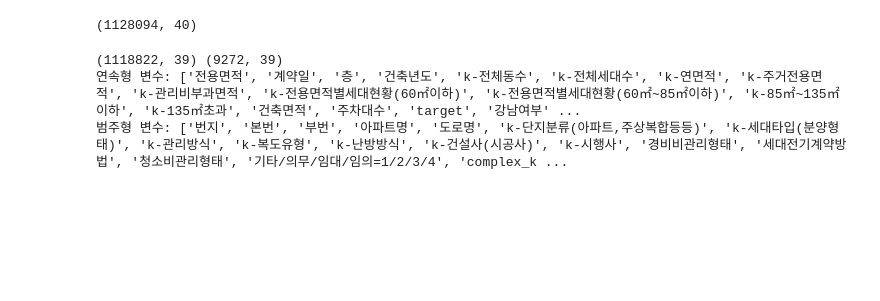
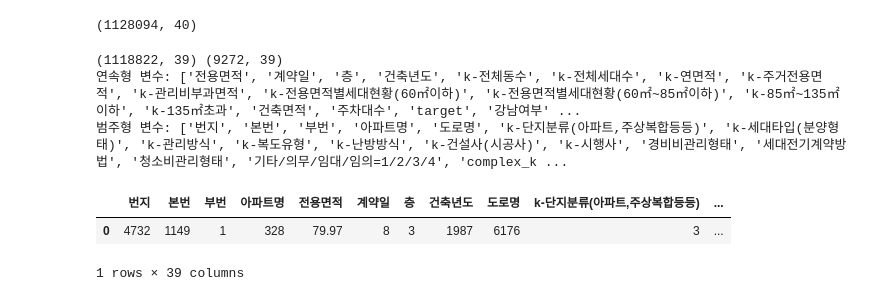
Before and after one commit to AIBootcamp16/upstage-ml-regression-ml_2, a Jupyter notebook: members/soeun/notebooks/extratrees.ipynb, the cells around one changed output. Drawn from its saved outputs; the diff is of its cells as text; code cells hidden in the pictures; blank space fills up the shorter version.

```diff
--- a/members/soeun/notebooks/lightgbm.ipynb
+++ b/members/soeun/notebooks/extratrees.ipynb
@@ -452,3 +306,9 @@ for col in tqdm( categorical_columns_v2 ):
 (1118822, 39) (9272, 39)
 연속형 변수: ['전용면적', '계약일', '층', '건축년도', 'k-전체동수', 'k-전체세대수', 'k-연면적', 'k-주거전용면적', 'k-관리비부과면적', 'k-전용면적별세대현황(60㎡이하)', 'k-전용면적별세대현황(60㎡~85㎡이하)', 'k-85㎡~135㎡이하', 'k-135㎡초과', '건축면적', '주차대수', 'target', '강남여부' ...
 범주형 변수: ['번지', '본번', '부번', '아파트명', '도로명', 'k-단지분류(아파트,주상복합등등)', 'k-세대타입(분양형태)', 'k-관리방식', 'k-복도유형', 'k-난방방식', 'k-건설사(시공사)', 'k-시행사', '경비비관리형태', '세대전기계약방법', '청소비관리형태', '기타/의무/임대/임의=1/2/3/4', 'complex_k ...
+# %%
+dt_train.head(1)
+# %% [output]
+|  | 번지 | 본번 | 부번 | 아파트명 | 전용면적 | 계약일 | 층 | 건축년도 | 도로명 | k-단지분류(아파트,주상복합등등) | ... |
+| 0 | 4732 | 1149 | 1 | 328 | 79.97 | 8 | 3 | 1987 | 6176 | 3 | ... |
+1 rows × 39 columns
```
Also changed, not shown: parts of 39 cells of this notebook, 20 other files.
